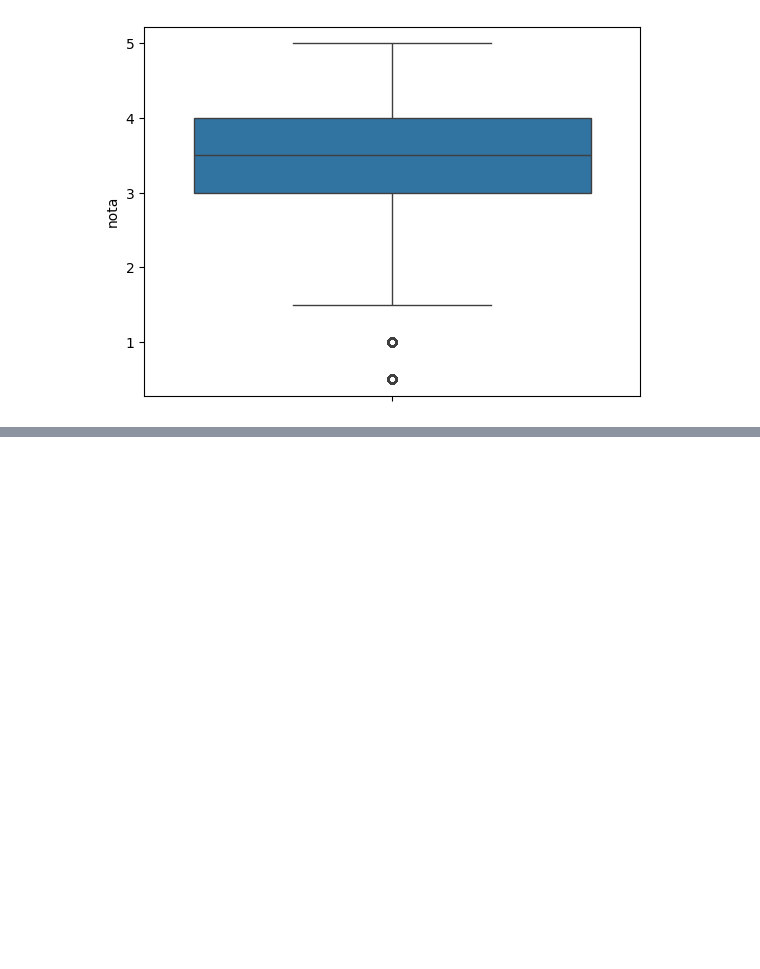
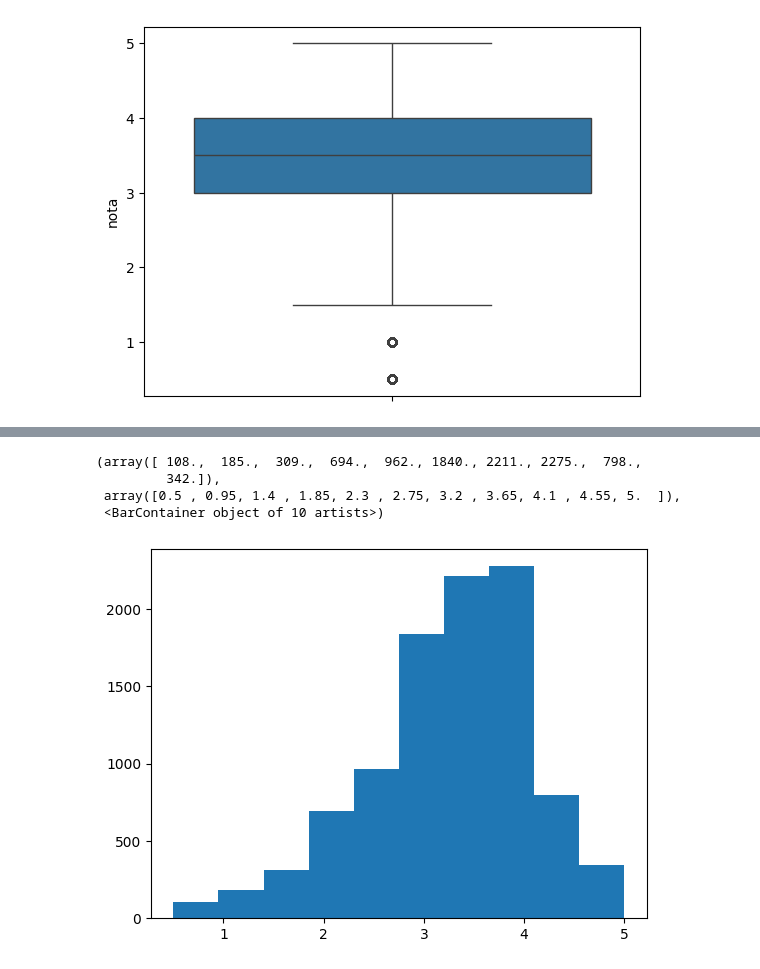
Before and after one commit to miguel-aguiars/AluraDataScience, a Jupyter notebook: Introdução a Data Science.ipynb, the cells around one changed output, grey strips where cells are left out. Drawn from its saved outputs; the diff is of its cells as text; code cells hidden in the pictures; blank space fills up the shorter version.

```diff
--- a/Introdução a Data Science.ipynb
+++ b/Introdução a Data Science.ipynb
@@ -76,0 +134,9 @@ sns.boxplot(df_notas.nota)
+# %%
+import matplotlib.pyplot as plt
+plt.hist(medias_por_filme)
+# %% [output]
+(array([ 108.,  185.,  309.,  694.,  962., 1840., 2211., 2275.,  798.,
+         342.]),
+ array([0.5 , 0.95, 1.4 , 1.85, 2.3 , 2.75, 3.2 , 3.65, 4.1 , 4.55, 5.  ]),
+ <BarContainer object of 10 artists>)
+[figure, added]
```
Also changed, not shown: parts of 8 cells of this notebook.
